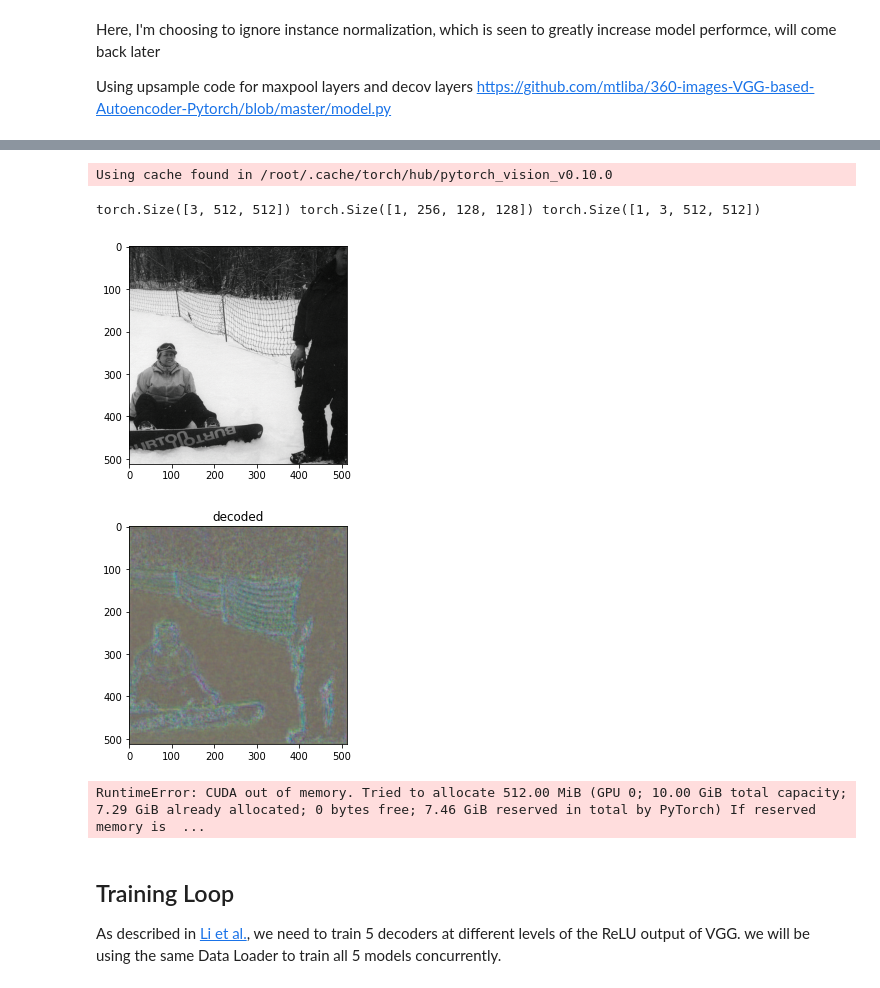
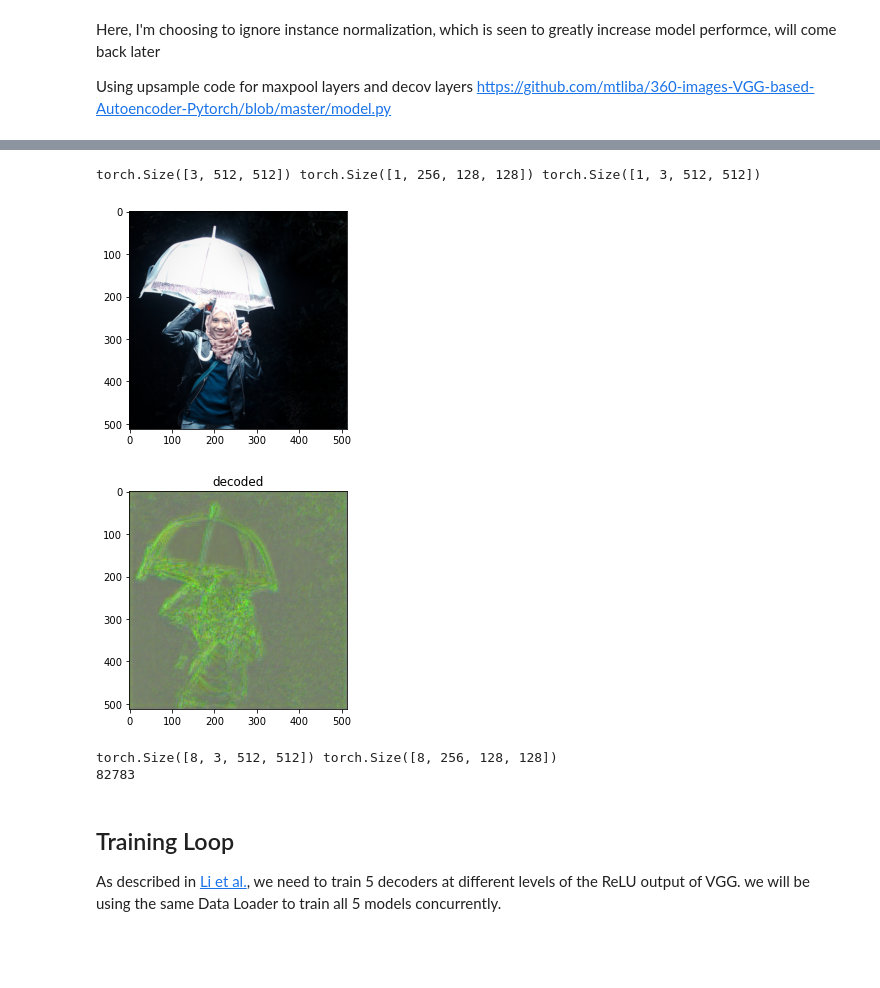
Before and after one commit to nacharya114/pytorch-universal-style-transfer, a Jupyter notebook: notebooks/Image_Reconstruction.ipynb, the cells around one changed output, grey strips where cells are left out. Drawn from its saved outputs; the diff is of its cells as text; code cells hidden in the pictures; blank space fills up the shorter version.

```diff
--- a/notebooks/Image_Reconstruction.ipynb
+++ b/notebooks/Image_Reconstruction.ipynb
@@ -114,8 +166,8 @@ class UnsupervisedImageFolder(Dataset):
         fmt_str += '{0}{1}\n'.format(tmp, self.transform.__repr__().replace('\n', '\n' + ' ' * len(tmp)))
         return fmt_str
 
-TRAIN_PATH='dataset/train2014/'
-TEST_PATH='dataset/test/'
+TRAIN_PATH='dataset/train/train2014/'
+TEST_PATH='dataset/test/test2014/'
 BATCH_SIZE=8
 
 train_dataset = UnsupervisedImageFolder(TRAIN_PATH, transform=preprocess)
@@ -180,9 +235,10 @@ class VGGAutoEncoder(torch.nn.Module):
     def __init__(self, rep_layer='relu_5_1', vgg_version='vgg19', vgg_path=None, wct_layer=None):
         super().__init__()
         self.device = torch.device("cuda" if torch.cuda.is_available() else "cpu")
+        self.rep_layer = rep_layer
         self.encoder = nn.Sequential()
 
-        vgg = torch.hub.load('pytorch/vision:v0.10.0', vgg_version, pretrained=True if not vgg_path else False)
+        vgg = torchvision.models.vgg19(pretrained=True if not vgg_path else False)
         if vgg_path:
             vgg.load_state_dict(torch.load(vgg_path), strict=False)
 
@@ -226,10 +282,10 @@ class VGGAutoEncoder(torch.nn.Module):
         del vgg
 
 
-    def forward(self, x):
+    def forward(self, x, style=None):
         enc_x = self.encoder(x)
-        if self.wct:
-            trns_x = self.wct(enc_x)
+        if self.wct and style:
+            enc_x = self.wct(enc_x, style)
         dec_x = self.decoder(enc_x)
 
         if self.training:
@@ -258,28 +314,31 @@ print(torch.cuda.memory_summary())
 |===========================================================================|
 # %%
-model_path = 'models/vgg19-dcbb9e9d.pth'
+torch.cuda.empty_cache()
 
-ae = VGGAutoEncoder(rep_layer="relu_3_1",vgg_path=model_path).to(device)
+img_batch = next(iter(train_loader))
+img_batch = img_batch.to(device)
+img = img_batch[0]
+
+
+ae = VGGAutoEncoder(rep_layer="relu_3_1").to(device)
 ae.train()
 
-img_batch = img_batch.to(device)
-img = img_batch[0]
 dec, enc, _ = ae(img.unsqueeze(0))
 
 print(img.shape, enc.shape, dec.shape)
 imshow(img)
 imshow(dec, "decoded")
 
 dec_batch, enc_batch, _ = ae(img_batch)
 print(dec_batch.shape, enc_batch.shape)
 
 print(len(train_dataset))
 # %% [output]
-Using cache found in /root/.cache/torch/hub/pytorch_vision_v0.10.0
+torch.Size([3, 512, 512]) torch.Size([1, 256, 128, 128]) torch.Size([1, 3, 512, 512])
-torch.Size([3, 512, 512]) torch.Size([1, 256, 128, 128]) torch.Size([1, 3, 512, 512])
-[figure, old version]
+[figure, new version]
-[figure, old version]
+[figure, new version]
-RuntimeError: CUDA out of memory. Tried to allocate 512.00 MiB (GPU 0; 10.00 GiB total capacity; 7.29 GiB already allocated; 0 bytes free; 7.46 GiB reserved in total by PyTorch) If reserved memory is  ...
+torch.Size([8, 3, 512, 512]) torch.Size([8, 256, 128, 128])
+82783
 # %% [markdown]
 ## Training Loop
 As described in [Li et al.](https://arxiv.org/abs/1705.08086), we need to train 5 decoders at different levels of the ReLU output of VGG. we will be using the same Data Loader to train all 5 models concurrently.
```
Also changed, not shown: parts of 11 cells of this notebook, 1 other file.
